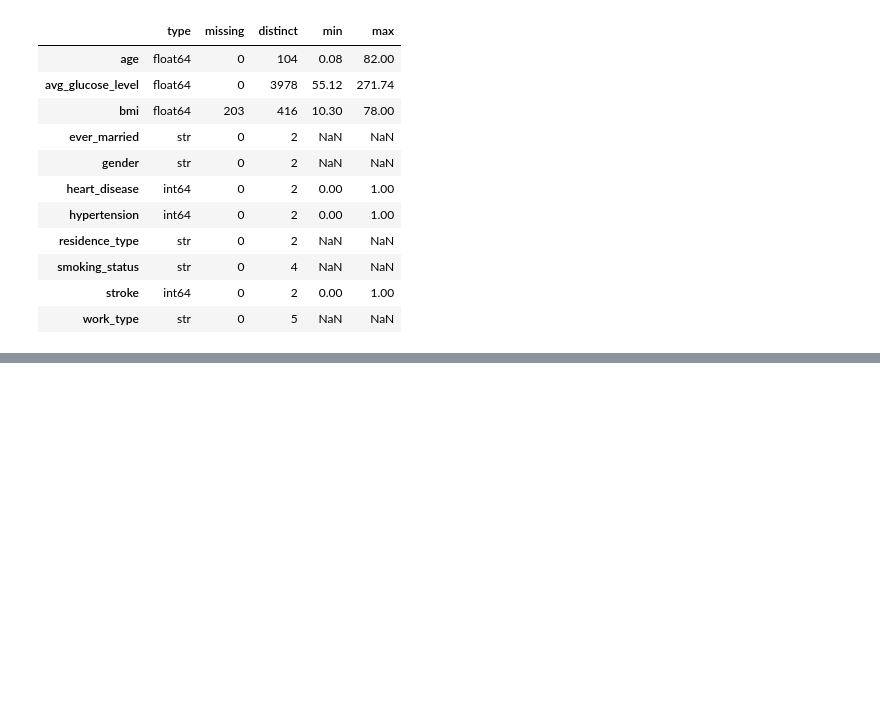
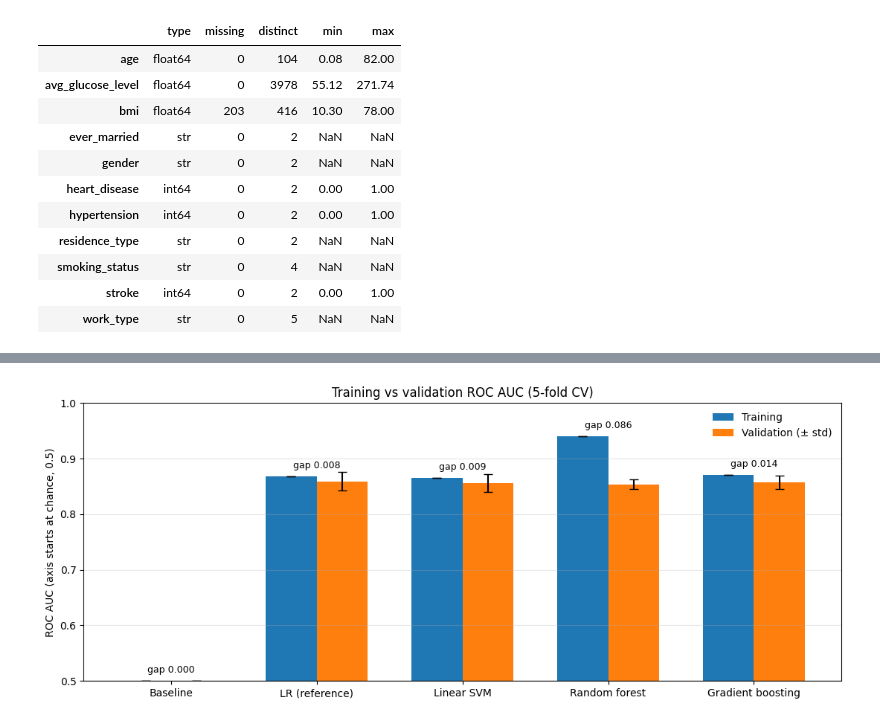
Before and after one commit to Lightfoot7/A.I.-Best-Team, a Jupyter notebook: Main (2).ipynb, the cells around one changed output, grey strips where cells are left out. Cells and saved outputs as stored; diff of their text form; code cells hidden in the pictures; blank space fills up the shorter version.

```diff
--- a/Main (2).ipynb
+++ b/Main (2).ipynb
@@ -751,0 +791,26 @@ plot_scalability(models)
+# %%
+# Overfitting
+def plot_overfitting(rows):
+    df = pd.DataFrame(rows).set_index("model")
+    err = pd.DataFrame({"train_roc_auc": 0, "val_roc_auc": df["std_val_roc_auc"]})
+
+    fig, ax = plt.subplots(figsize=(1.8 * len(df) + 2, 4.5))   # wider as models are added
+    df[["train_roc_auc", "val_roc_auc"]].plot.bar(ax=ax, yerr=err, capsize=4, width=0.7)
+
+    for i, gap in enumerate(df["gap"]):
+        top = max(df["train_roc_auc"].iloc[i], df["val_roc_auc"].iloc[i])
+        ax.text(i, top + 0.015, f"gap {gap:.3f}", ha="center", fontsize=9)
+
+    ax.set_ylim(0.5, 1.0)
+    ax.set_ylabel("ROC AUC (axis starts at chance, 0.5)")
+    ax.set_xlabel("")
+    ax.set_title("Training vs validation ROC AUC (5-fold CV)")
+    ax.legend(["Training", "Validation (± std)"], loc="upper right", frameon=False)
+    ax.grid(axis="y", alpha=0.3)
+    plt.xticks(rotation=0)
+    plt.tight_layout()
+    plt.show()
+# %%
+plot_overfitting(rows)
+# %% [output]
+[figure, added]
```
Also changed, not shown: parts of 6 cells of this notebook.
